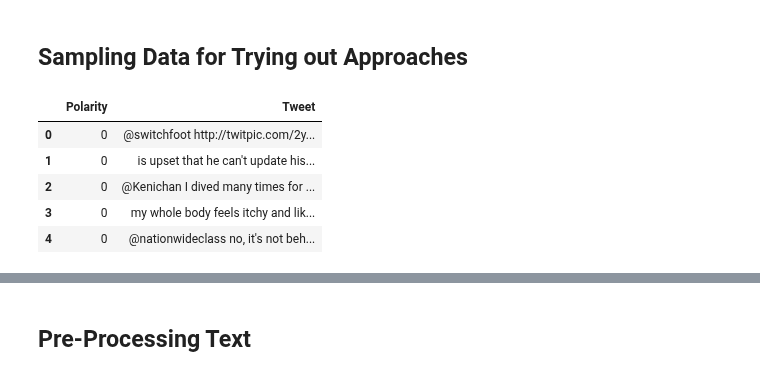
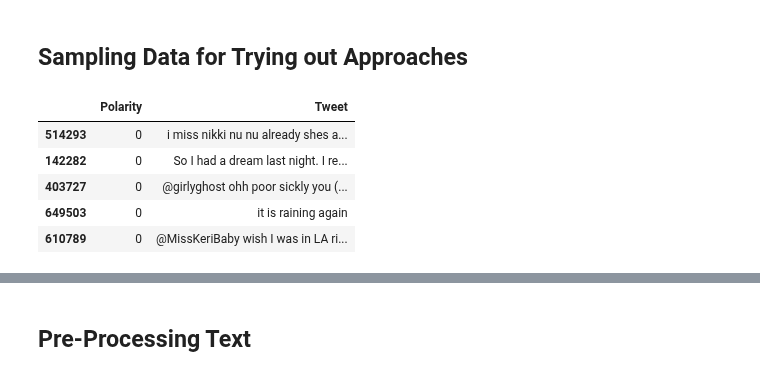
Before and after one commit to rachit-0032/col772, a Jupyter notebook: A2 - Twitter Sentiment Mining/submission.ipynb, the cells around one changed output, grey strips where cells are left out. Cells and saved outputs as stored; diff of their text form; code cells hidden in the pictures.

```diff
--- a/A2 - Twitter Sentiment Mining/submission.ipynb
+++ b/A2 - Twitter Sentiment Mining/submission.ipynb
@@ -41,8 +42,8 @@ nltk.download('averaged_perceptron_tagger')
 [nltk_data]       date!
 True
 # %%
-data_neg = pd.read_csv('/content/drive/MyDrive/COL772_A2/training_negative.csv', encoding='latin-1')
-data_pos = pd.read_csv('/content/drive/MyDrive/COL772_A2/training_positive.csv', encoding='latin-1')
+data_neg = pd.read_csv('/content/drive/MyDrive/COL772_A2/training_negative.csv', encoding='ISO-8859-1')
+data_pos = pd.read_csv('/content/drive/MyDrive/COL772_A2/training_positive.csv', encoding='ISO-8859-1')
 # %%
 data = data_neg.append(data_pos)
 data = data.iloc[:,1:]
@@ -58,13 +59,13 @@ data.tail()
 # %% [markdown]
 ## Sampling Data for Trying out Approaches
 # %%
-# df = data.sample(frac=0.2)
-df = data.iloc[:30000]
+df = data.sample(frac=1, random_state=1)
+# df = data.iloc[:30000]
 df.head()
 # %% [output]
 |  | Polarity | Tweet |
-| 0 | 0 | @switchfoot http://twitpic.com/2y... |
-| 1 | 0 | is upset that he can't update his... |
-| 2 | 0 | @Kenichan I dived many times for ... |
-| 3 | 0 | my whole body feels itchy and lik... |
-| 4 | 0 | @nationwideclass no, it's not beh... |
+| 514293 | 0 | i miss nikki nu nu already shes a... |
+| 142282 | 0 | So I had a dream last night. I re... |
+| 403727 | 0 | @girlyghost ohh poor sickly you (... |
+| 649503 | 0 | it is raining again |
+| 610789 | 0 | @MissKeriBaby wish I was in LA ri... |
```
Also changed, not shown: parts of 114 cells of this notebook.
